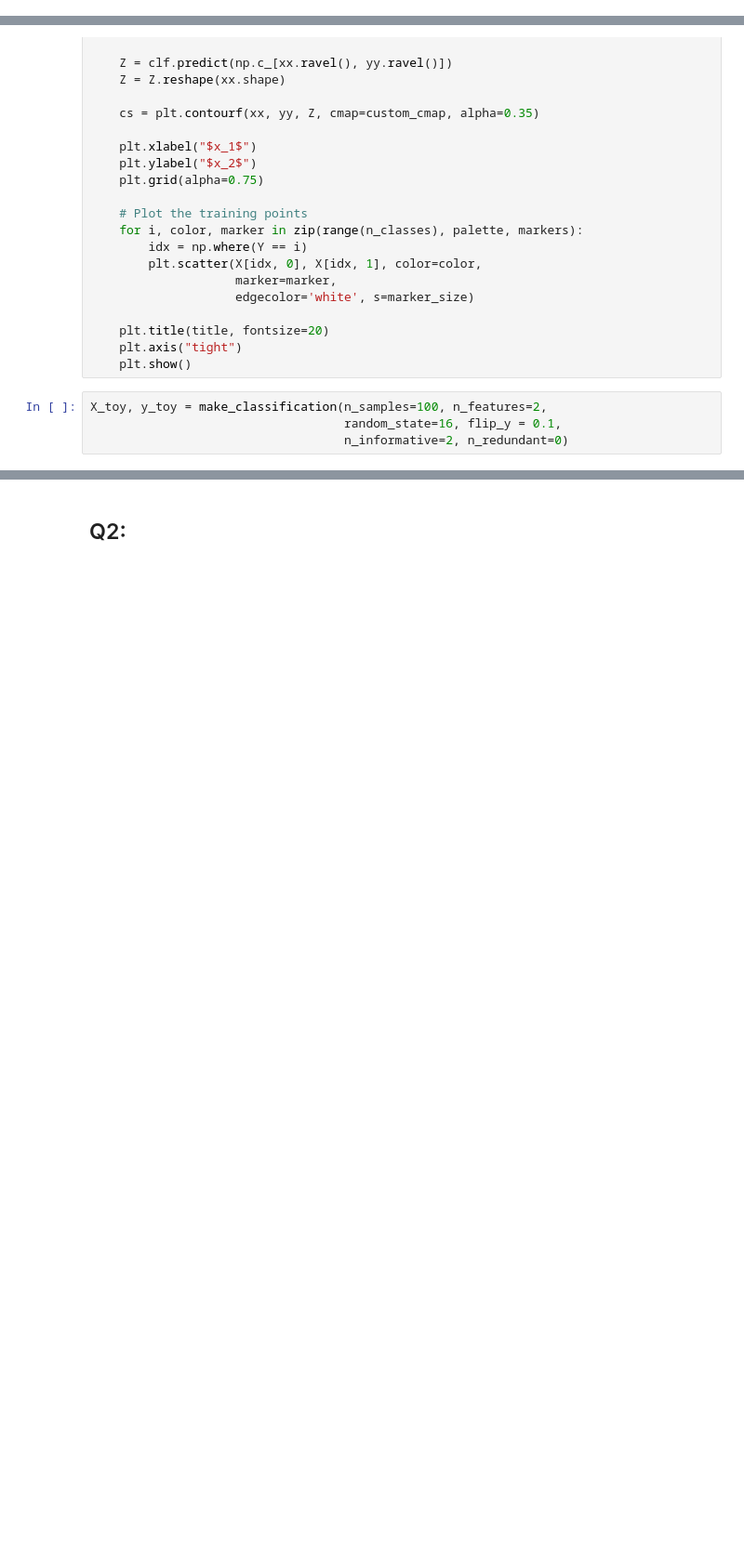
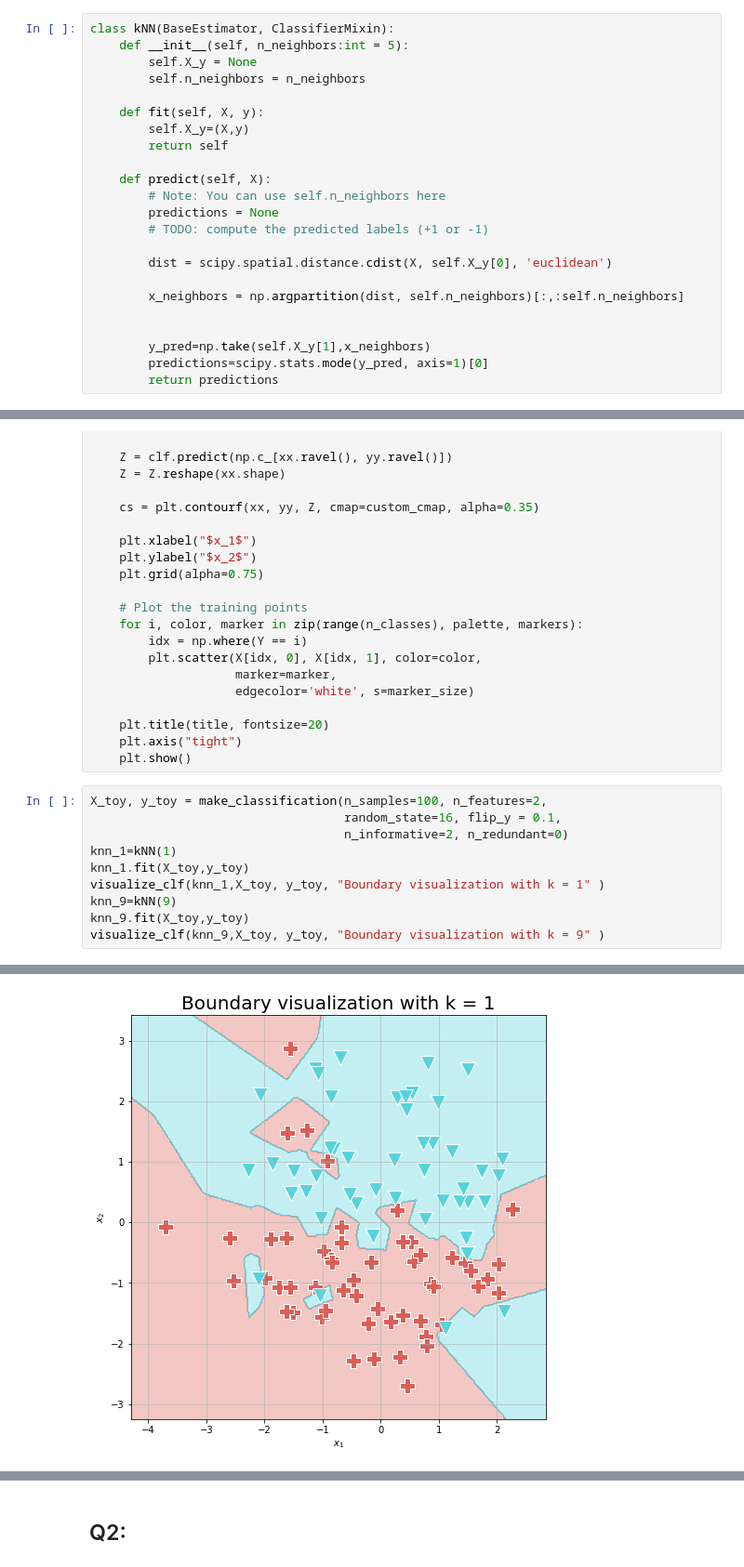
Before and after one commit to Av0cat0/IntroToML-cs236756-HW2, a Jupyter notebook: 313575599-308160647.ipynb, the cells around one changed output, grey strips where cells are left out. Shown at 93% size. Drawn from its saved outputs; the diff is of its cells as text; blank space fills up the shorter version.

```diff
--- a/313575599-308160647.ipynb
+++ b/313575599-308160647.ipynb
@@ -22,6 +23,29 @@ df_test_no_norm = pd.read_csv("test_df_clean_no_norm.csv")
 # Part 1
 # %% [markdown]
 ## Q1:
+# %%
+class kNN(BaseEstimator, ClassifierMixin):
+    def __init__(self, n_neighbors:int = 5):
+        self.X_y = None
+        self.n_neighbors = n_neighbors
+
+    def fit(self, X, y):
+        self.X_y=(X,y)
+        return self
+
+    def predict(self, X):
+        # Note: You can use self.n_neighbors here
+        predictions = None
+        # TODO: compute the predicted labels (+1 or -1)
+
+        dist = scipy.spatial.distance.cdist(X, self.X_y[0], 'euclidean')
+
+        x_neighbors = np.argpartition(dist, self.n_neighbors)[:,:self.n_neighbors]
+
+
+        y_pred=np.take(self.X_y[1],x_neighbors)
+        predictions=scipy.stats.mode(y_pred, axis=1)[0]
+        return predictions
 # %%
 def visualize_clf(clf, X, Y, title, marker_size=250):
     import matplotlib.pyplot as plt
@@ -67,3 +91,10 @@ def visualize_clf(clf, X, Y, title, marker_size=250):
 X_toy, y_toy = make_classification(n_samples=100, n_features=2,
                                    random_state=16, flip_y = 0.1,
                                    n_informative=2, n_redundant=0)
+knn_1=kNN(1)
+knn_1.fit(X_toy,y_toy)
+visualize_clf(knn_1,X_toy, y_toy, "Boundary visualization with k = 1" )
+knn_9=kNN(9)
+knn_9.fit(X_toy,y_toy)
+visualize_clf(knn_9,X_toy, y_toy, "Boundary visualization with k = 9" )
+# %% [output]
@@ -69,0 +108 @@ X_toy, y_toy = make_classification(n_samples=100, n_features=2,
+[figure, added]
```
Also changed, not shown: parts of 11 cells of this notebook.
